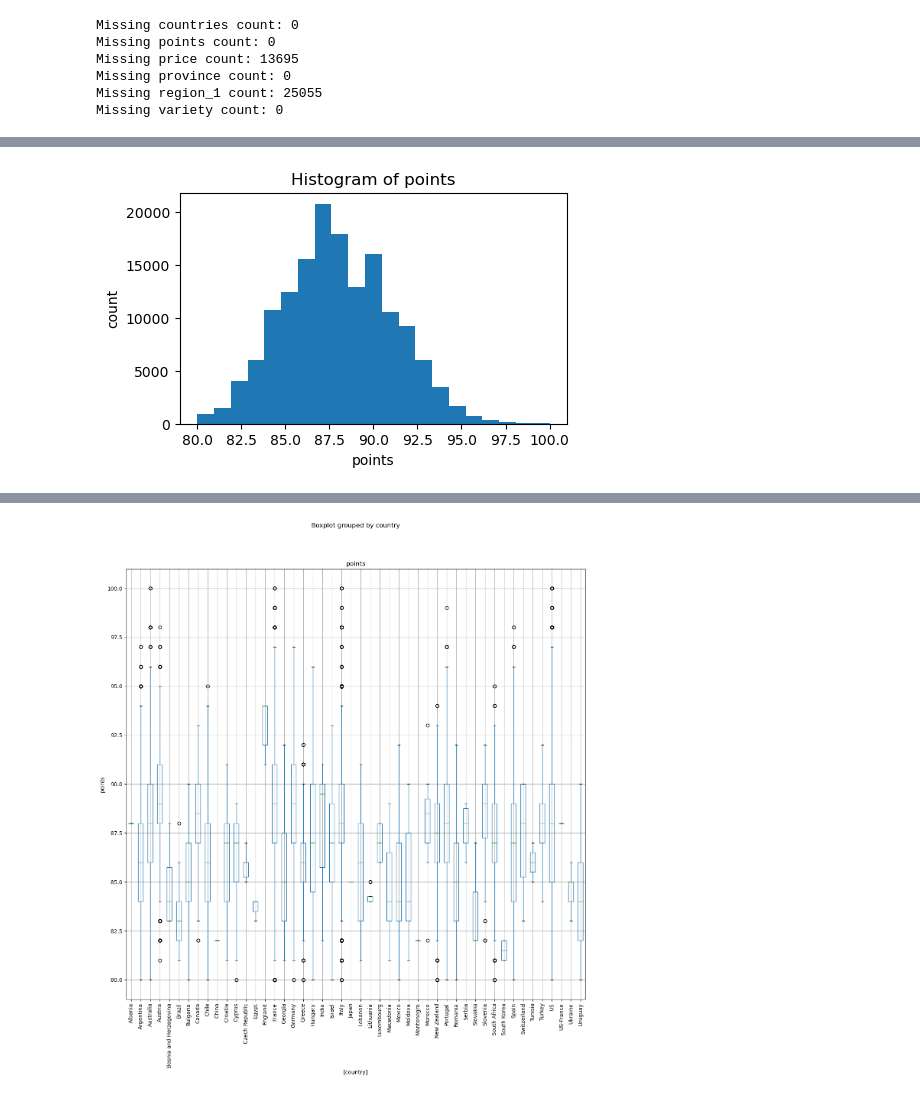
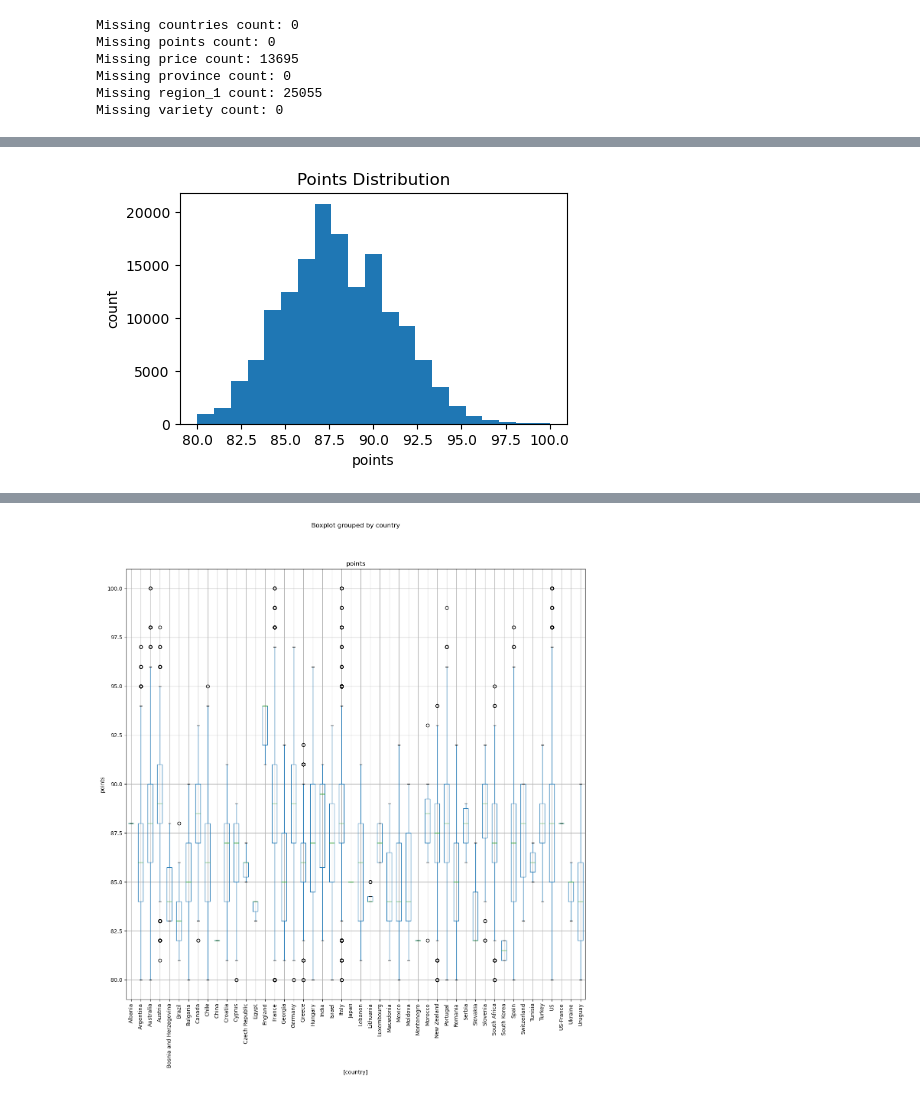
Before and after one commit to numbersix1103/Wine-Review-Midterm, a Jupyter notebook: src/Wine Reviews Midterm.ipynb, the cells around one changed output, grey strips where cells are left out. Cells and saved outputs as stored; diff of their text form; code cells hidden in the pictures.

```diff
--- a/src/Wine Reviews Midterm.ipynb
+++ b/src/Wine Reviews Midterm.ipynb
@@ -225,10 +275,12 @@ Missing variety count: 0
 # %%
+# check the distribution of the target variable
+
 plt.figure(figsize=(5,3))
 dropped['points'].plot.hist(bins = dropped['points'].nunique())
 plt.xlabel('points')
 plt.ylabel('count')
-plt.title('Histogram of points')
+plt.title('Points Distribution')
 plt.savefig("../Figures/ HistogramCount.png")
 plt.show()
 # %% [output]
-[figure, old version]
+[figure, new version]
```
Also changed, not shown: parts of 18 cells of this notebook, 6 other files.
